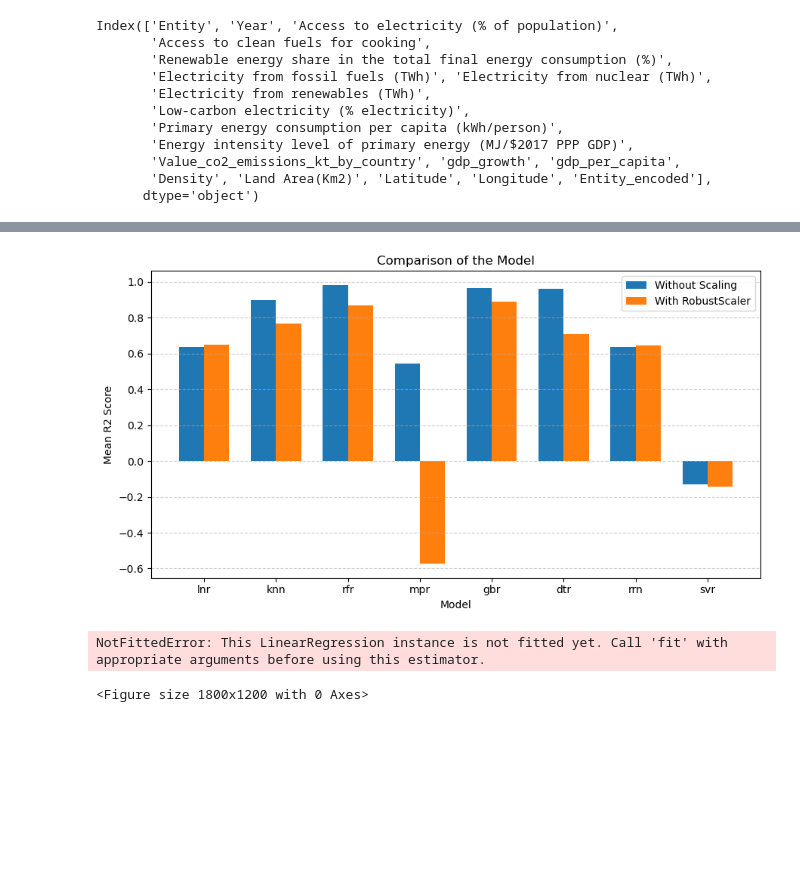
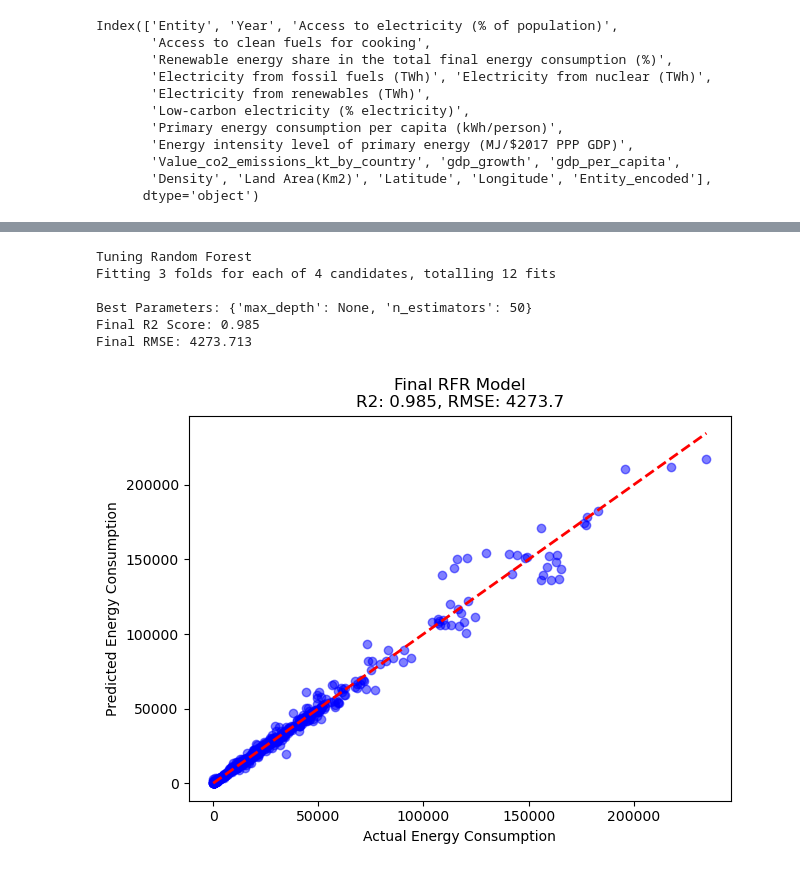
Before and after one commit to alvin0401lo/Energy_consumption_prediction_using_Machine_Learning, a Jupyter notebook: ML_assignment.ipynb, the cells around one changed output, grey strips where cells are left out. Saved outputs shown, nothing was run; the diff lists cells and outputs as text; code cells hidden in the pictures; blank space fills up the shorter version.

```diff
--- a/ML_assignment.ipynb
+++ b/ML_assignment.ipynb
@@ -374,22 +363,0 @@ print(rb_df)
-# %%
-#plot the graph for comparison
-models= cp_df['Model']
-x= np.arange(len(models))
-width= 0.35
-
-plt.figure(figsize=(9, 5))
-
-plt.bar(x- width/2, cp_df['R2 Mean'], width, label= 'Without Scaling')
-plt.bar(x+ width/2, rb_df['R2 Mean'], width, label= 'With RobustScaler')
-
-plt.xticks(x, models)
-plt.title('Comparison of the Model')
-plt.ylabel('Mean R2 Score')
-plt.xlabel('Model')
-plt.grid(axis='y', linestyle='--', alpha=0.6)
-plt.legend()
-
-plt.tight_layout()
-plt.show()
-# %% [output]
-[figure, removed]
@@ -406,27 +364,37 @@ models['svr'] =SVR()
-# %%
-#plot the graph
-plt.figure(figsize=(18,12))
-
-for i,h in enumerate(models, start=1):
-    #models[h].fit(X_train_scaled, y_train)
-    y_pred= models[h].predict(X_test_scaled)
-
-    r2= r2_score(y_test, y_pred)
-    rmse= np.sqrt(mean_squared_error(y_test, y_pred))
-    mae= mean_absolute_error(y_test, y_pred)
-
-    plt.subplot(3,3,i)
-    plt.scatter(y_test,y_pred, alpha=0.6, edgecolors='k', s=20)
-    plt.plot([y_test.min(), y_test.max()], [y_test.min(), y_test.max()], 'r--', lw=2)
-    plt.title(f'{n}\nR2: {r2:.3f} | RMSE: {rmse:.1f}')
-    plt.xlabel('Actual')
-    plt.ylabel('Predicted')
-
-plt.tight_layout()
-plt.show()
-# %% [output]
-NotFittedError: This LinearRegression instance is not fitted yet. Call 'fit' with appropriate arguments before using this estimator.
-<Figure size 1800x1200 with 0 Axes>
+# %%
+rfr_pt= RandomForestRegressor(random_state=42)
+param_grid_rfr_pt= {'n_estimators': [50,100], 'max_depth':[None, 10]}
+
+grid_rfr_pt= GridSearchCV(estimator=rfr_pt,
+                          param_grid=param_grid_rfr_pt, cv=kf, scoring='r2',n_jobs=-1, verbose=1)
+print("Tuning Random Forest")
+grid_rfr_pt.fit(X_train_scaled, y_train)
+
+best_rfrr= grid_rfr_pt.best_estimator_
+y_pred= best_rfrr.predict(X_test_scaled)
+
+fr2= r2_score(y_test, y_pred)
+frmse= np.sqrt(mean_squared_error(y_test, y_pred))
+
+print(f"\nBest Parameters: {grid_rfr_pt.best_params_}")
+print(f"Final R2 Score: {fr2:.3f}")
+print(f"Final RMSE: {frmse:.3f}")
+
+plt.figure(figsize=(7, 5))
+plt.scatter(y_test, y_pred, color='blue', alpha=0.5)
+plt.plot([y_test.min(), y_test.max()], [y_test.min(), y_test.max()], 'r--', lw=2)
+plt.title(f'Final RFR Model\nR2: {fr2:.3f}, RMSE: {frmse:.1f}')
+plt.xlabel('Actual Energy Consumption')
+plt.ylabel('Predicted Energy Consumption')
+plt.show()
+# %% [output]
+Tuning Random Forest
+Fitting 3 folds for each of 4 candidates, totalling 12 fits
+
+Best Parameters: {'max_depth': None, 'n_estimators': 50}
+Final R2 Score: 0.985
+Final RMSE: 4273.713
+[figure, added]
 # %%
 rfr= RandomForestRegressor().fit(X_train, y_train)
 print(f'Accuracy: {rfr.score(X_test, y_test):.3f}')
```
Also changed, not shown: parts of 17 cells of this notebook.
